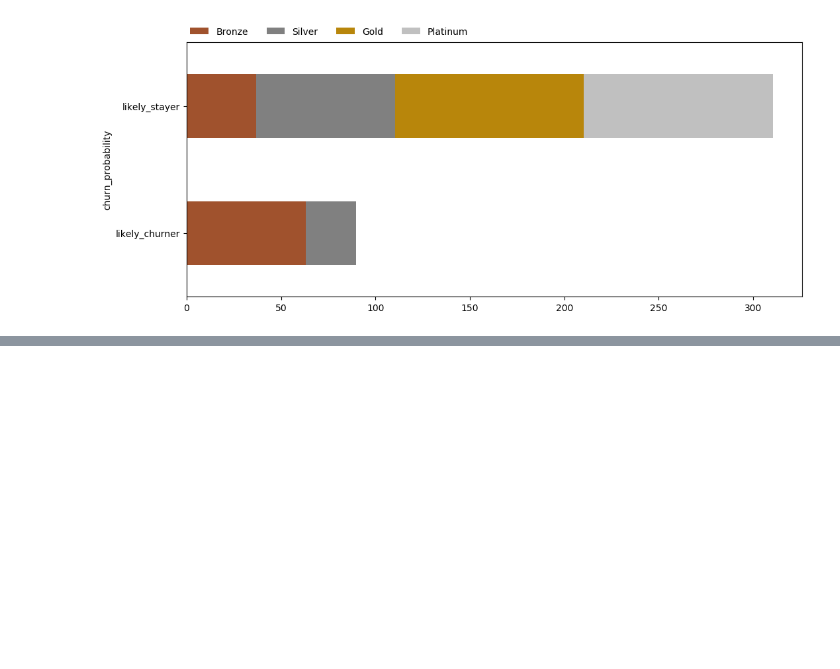
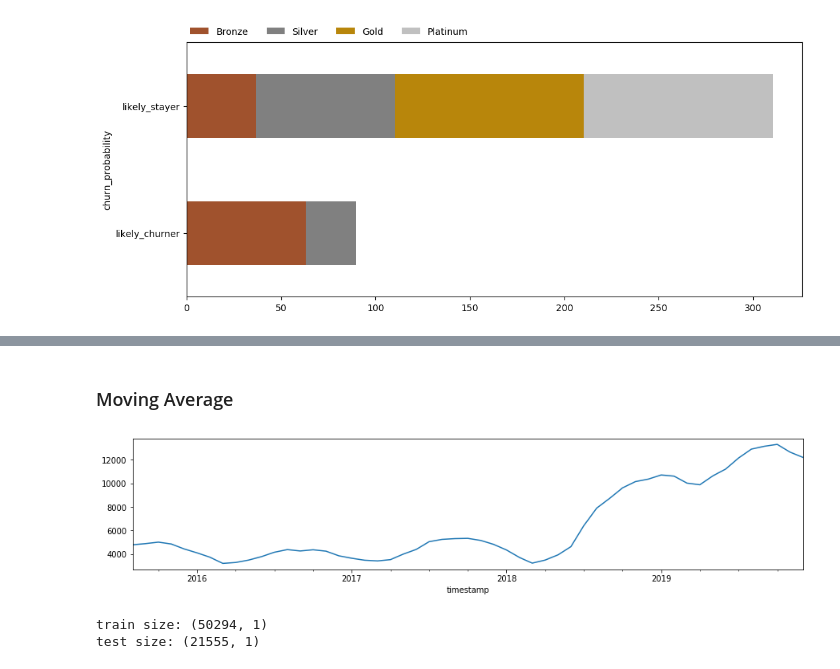
Before and after one commit to crisgiovanoni/jncc_project, a Jupyter notebook: modeling.ipynb, the cells around one changed output, grey strips where cells are left out. Drawn from its saved outputs; the diff is of its cells as text; code cells hidden in the pictures; blank space fills up the shorter version.

```diff
--- a/modeling.ipynb
+++ b/modeling.ipynb
@@ -1292,0 +1365,17 @@ plt.show()
+# %% [markdown]
+### Moving Average
+# %%
+bar_rolling = dfbar.resample('M').sum().rolling(8, min_periods=8).mean().dropna()
+bar_rolling.total.plot(figsize=(15, 3), legend=False)
+plt.show()
+# %% [output]
+[figure, added]
+# %%
+#SPLIT
+
+bar_train, bar_test = train_test_split(dfbar[["total"]],train_size=0.7,random_state=123)
+print(f"train size: {bar_train.shape}")
+print(f"test size: {bar_test.shape}")
+# %% [output]
+train size: (50294, 1)
+test size: (21555, 1)
```
Also changed, not shown: parts of 13 cells of this notebook.
